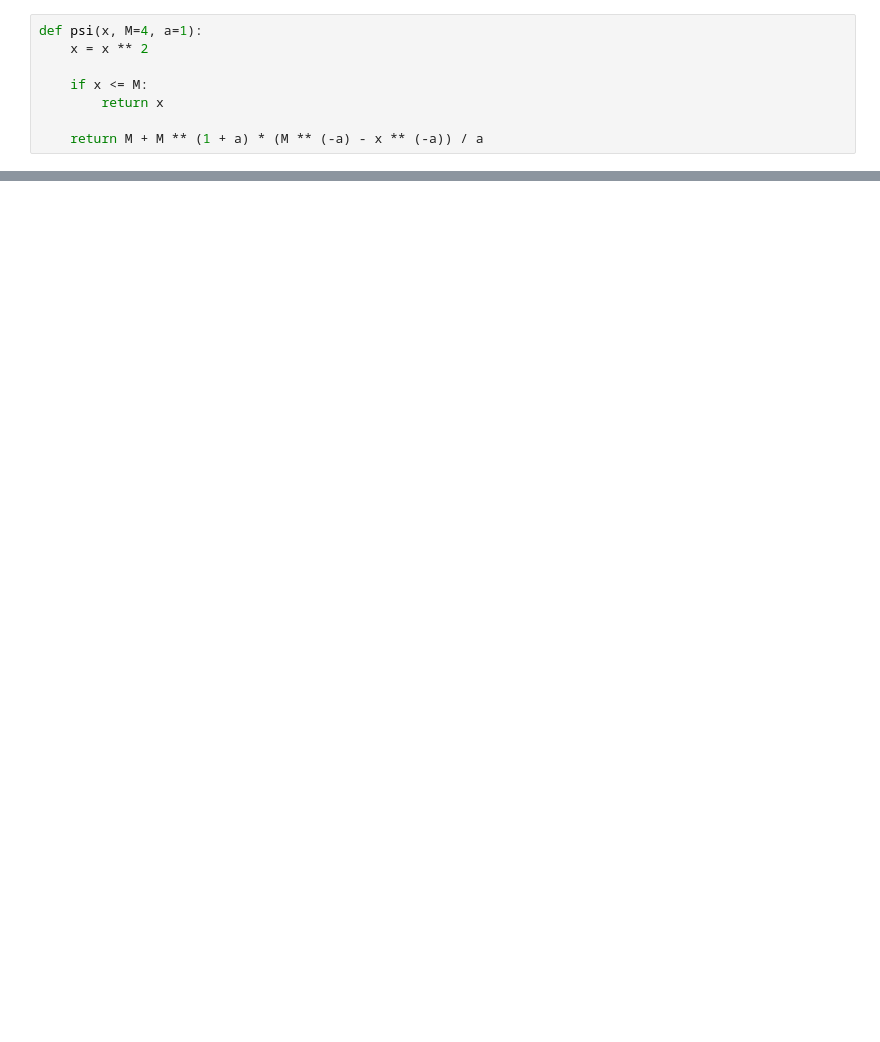
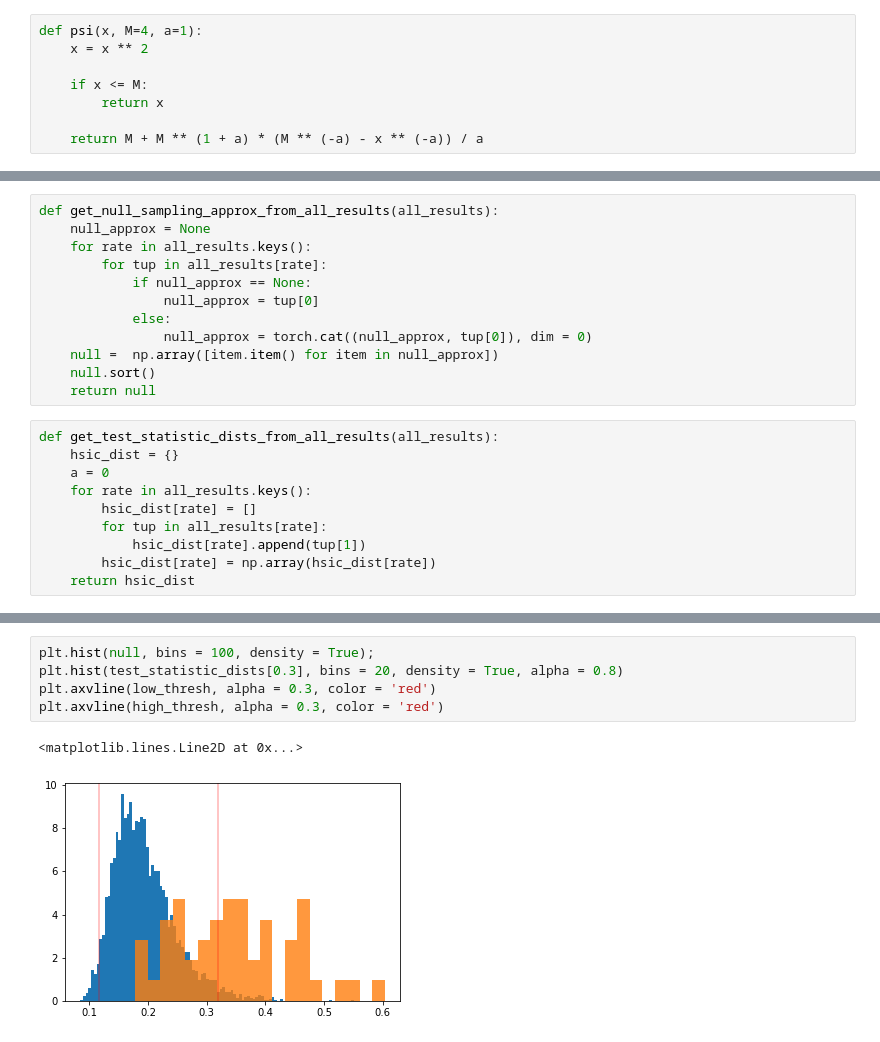
Before and after one commit to ocmob/sig_hsic_independence_test, a Jupyter notebook: notebooks/hsic_test_on_extinct_gaussian.ipynb, the cells around one changed output, grey strips where cells are left out. Saved outputs shown, nothing was run; the diff lists cells and outputs as text; blank space fills up the shorter version.

```diff
--- a/notebooks/hsic_test_on_extinct_gaussian.ipynb
+++ b/notebooks/hsic_test_on_extinct_gaussian.ipynb
@@ -111,0 +236,22 @@ brentq(f,  0, 1.001)
+# %%
+def get_null_sampling_approx_from_all_results(all_results):
+    null_approx = None
+    for rate in all_results.keys():
+        for tup in all_results[rate]:
+            if null_approx == None:
+                null_approx = tup[0]
+            else:
+                null_approx = torch.cat((null_approx, tup[0]), dim = 0)
+    null =  np.array([item.item() for item in null_approx])
+    null.sort()
+    return null
+# %%
+def get_test_statistic_dists_from_all_results(all_results):
+    hsic_dist = {}
+    a = 0
+    for rate in all_results.keys():
+        hsic_dist[rate] = []
+        for tup in all_results[rate]:
+            hsic_dist[rate].append(tup[1])
+        hsic_dist[rate] = np.array(hsic_dist[rate])
+    return hsic_dist
@@ -111,0 +277,8 @@ brentq(f,  0, 1.001)
+# %%
+plt.hist(null, bins = 100, density = True);
+plt.hist(test_statistic_dists[0.3], bins = 20, density = True, alpha = 0.8)
+plt.axvline(low_thresh, alpha = 0.3, color = 'red')
+plt.axvline(high_thresh, alpha = 0.3, color = 'red')
+# %% [output]
+<matplotlib.lines.Line2D at 0x...>
+[figure, added]
```
Also changed, not shown: parts of 47 cells of this notebook, 13 other files.
